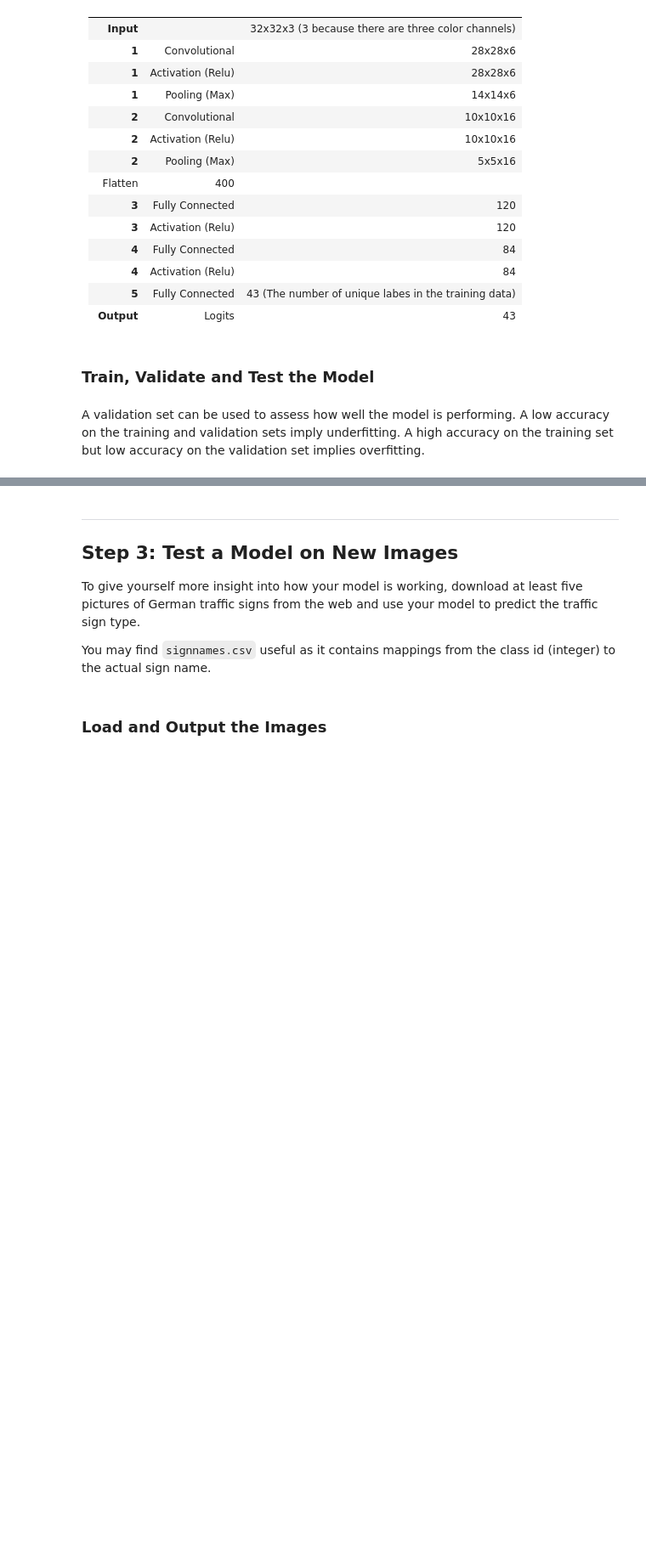
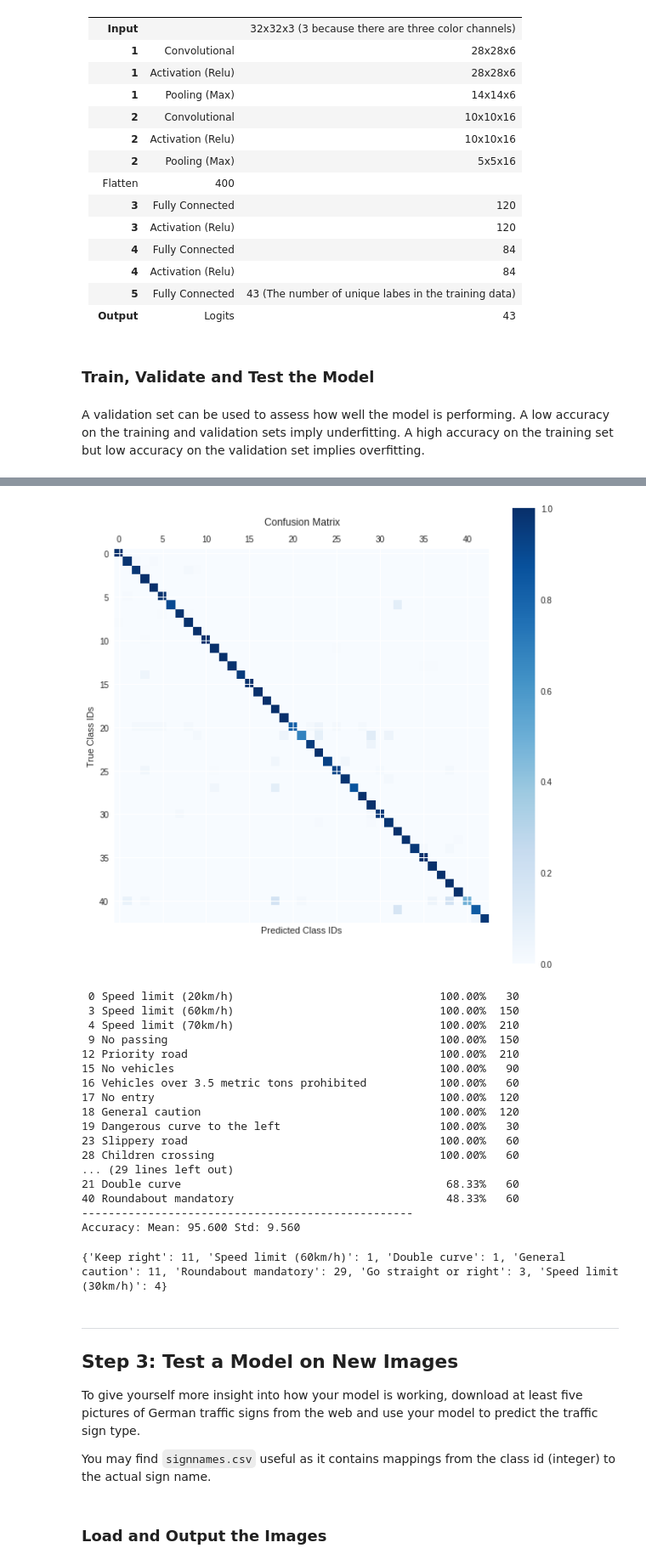
Before and after one commit to spookyQubit/TrafficSignClassification, a Jupyter notebook: Traffic_Sign_Classifier.ipynb, the cells around one changed output, grey strips where cells are left out. Shown at 85% size. Saved outputs shown, nothing was run; the diff lists cells and outputs as text; code cells hidden in the pictures; blank space fills up the shorter version.

```diff
--- a/Traffic_Sign_Classifier.ipynb
+++ b/Traffic_Sign_Classifier.ipynb
@@ -123,6 +125,7 @@ import seaborn as sns
 # %%
 # Read the signnames.csv into a pandas dataframe
 df = pd.read_csv('signnames.csv', index_col=False)
+g_SIGN_NAMES = df.SignName.values
 
 # Utility function to return the counts of each label in the data
 def get_counts_of_sign_name(y, dataFrame=df):
@@ -425,3 +543,80 @@ Model saved
+# %%
+# examine confusionconfusion_matrixix
+
+def plot_confusion_matrix(cm):
+    cm = [row/sum(row)   for row in cm]
+    fig = plt.figure(figsize=(10, 10))
+    ax = fig.add_subplot(111)
+    cax = ax.matshow(cm, cmap=plt.cm.Blues)
+    fig.colorbar(cax)
+    plt.title('Confusion Matrix')
+    plt.xlabel('Predicted Class IDs')
+    plt.ylabel('True Class IDs')
+    plt.show()
+
+def print_confusion_matrix(cm, y, sign_names=g_SIGN_NAMES):
+    results = [(i, sign_names[i], row[i]/sum(row)*100) for i, row in enumerate(cm)]
+    accuracies = []
+    for result in sorted(results, key=lambda x: -x[2]):
+        print('{:>2} {:<50} {:6.2f}% {:>4}'.format(*result, sum(y==result[0])))
+        accuracies.append(result[2])
+    print('-'*50)
+    print('Accuracy: Mean: {:.3f} Std: {:.3f}'.format(np.mean(accuracies), np.std(accuracies)))
+
+
+with tf.Session() as sess:
+    ckpt = tf.train.get_checkpoint_state('.')
+    if ckpt and ckpt.model_checkpoint_path:
+        saver.restore(sess, ckpt.model_checkpoint_path)
+    else:
+        print("no checkpint found")
+    prob = tf.nn.softmax(logits)
+    pred = sess.run(prob, feed_dict={x: X_valid, keep_prob:1.0})
+    cm = confusion_matrix(y_valid, np.argmax(pred, axis=1))
+    plot_confusion_matrix(cm)
+    print_confusion_matrix(cm, y_valid)
+# %% [output]
+[figure, added]
+ 0 Speed limit (20km/h)                               100.00%   30
+ 3 Speed limit (60km/h)                               100.00%  150
+ 4 Speed limit (70km/h)                               100.00%  210
+ 9 No passing                                         100.00%  150
+12 Priority road                                      100.00%  210
+15 No vehicles                                        100.00%   90
+16 Vehicles over 3.5 metric tons prohibited           100.00%   60
+17 No entry                                           100.00%  120
+18 General caution                                    100.00%  120
+19 Dangerous curve to the left                        100.00%   30
+23 Slippery road                                      100.00%   60
+28 Children crossing                                  100.00%   60
+... (29 lines left out)
+21 Double curve                                        68.33%   60
+40 Roundabout mandatory                                48.33%   60
+--------------------------------------------------
+Accuracy: Mean: 95.600 Std: 9.560
+# %%
+# Analyze why "Roundabout mandatory" is poerforming poorly
+
+X_round_about_mandatory = []
+y_round_about_mandatory_pred = []
+with tf.Session() as sess:
+    ckpt = tf.train.get_checkpoint_state('.')
+    if ckpt and ckpt.model_checkpoint_path:
+        saver.restore(sess, ckpt.model_checkpoint_path)
+    else:
+        print("no checkpint found")
+    X_round_about_mandatory = [x for x,y in zip(X_valid, y_valid) if y==40]
+    X_round_about_mandatory = np.array(X_round_about_mandatory).reshape((len(X_round_abount_mandatory),
+                                                                           X_round_about_mandatory[0].shape[0],
+                                                                           X_round_about_mandatory[0].shape[1],
+                                                                           X_round_about_mandatory[0].shape[2]))
+    prob = tf.nn.softmax(logits)
+    pred = sess.run(prob, feed_dict={x: X_round_about_mandatory, keep_prob:1.0})
+    y_round_about_mandatory_pred = np.argmax(pred, axis=1)
+    predicted_sign_counts_for_round_about = {g_SIGN_NAMES[sign]:sum(np.argmax(pred, axis=1)==sign) for sign in np.unique(np.argmax(pred, axis=1))}
+    print(predicted_sign_counts_for_round_about)
+# %% [output]
+{'Keep right': 11, 'Speed limit (60km/h)': 1, 'Double curve': 1, 'General caution': 11, 'Roundabout mandatory': 29, 'Go straight or right': 3, 'Speed limit (30km/h)': 4}
 # %% [markdown]
 ---
 
```
Also changed, not shown: parts of 16 cells of this notebook, 11 other files.
